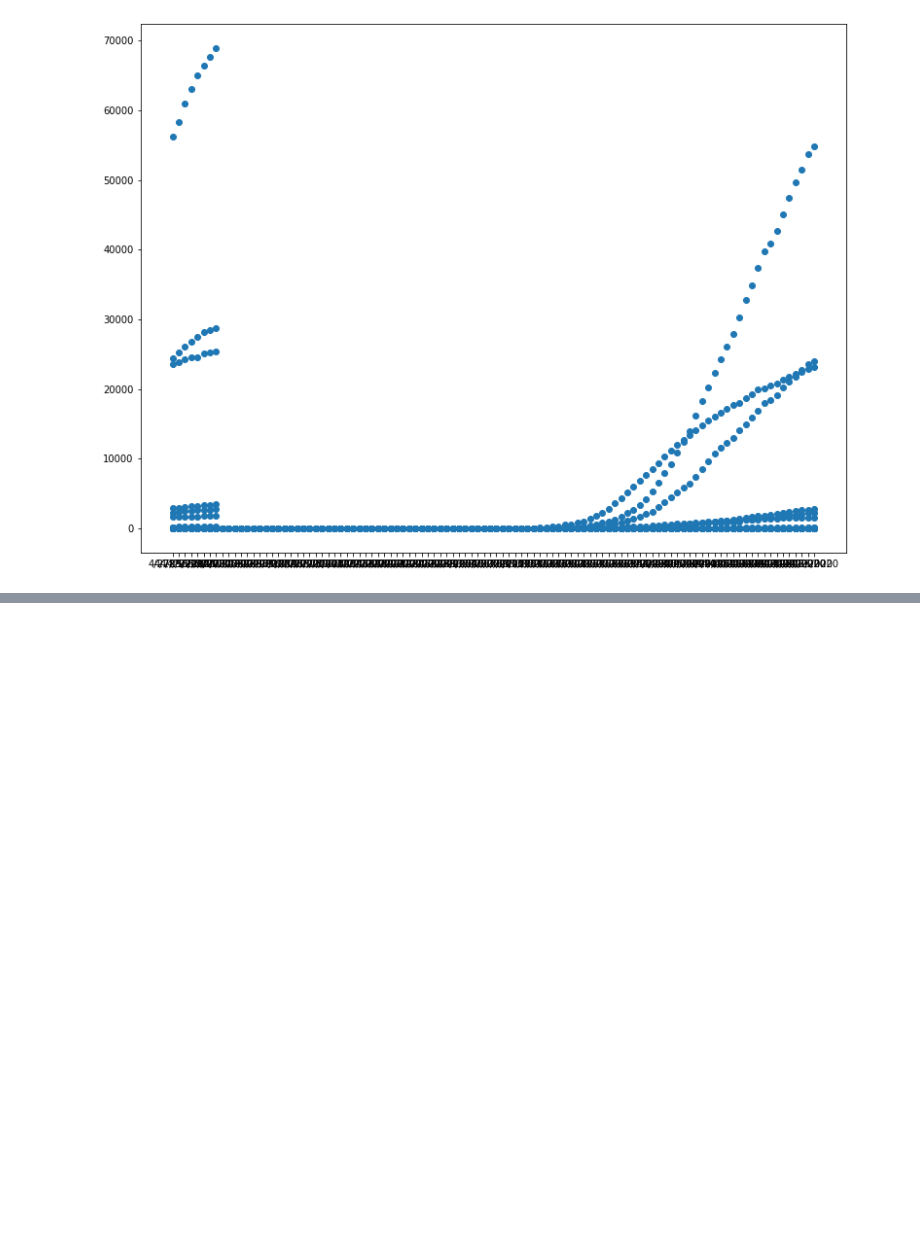
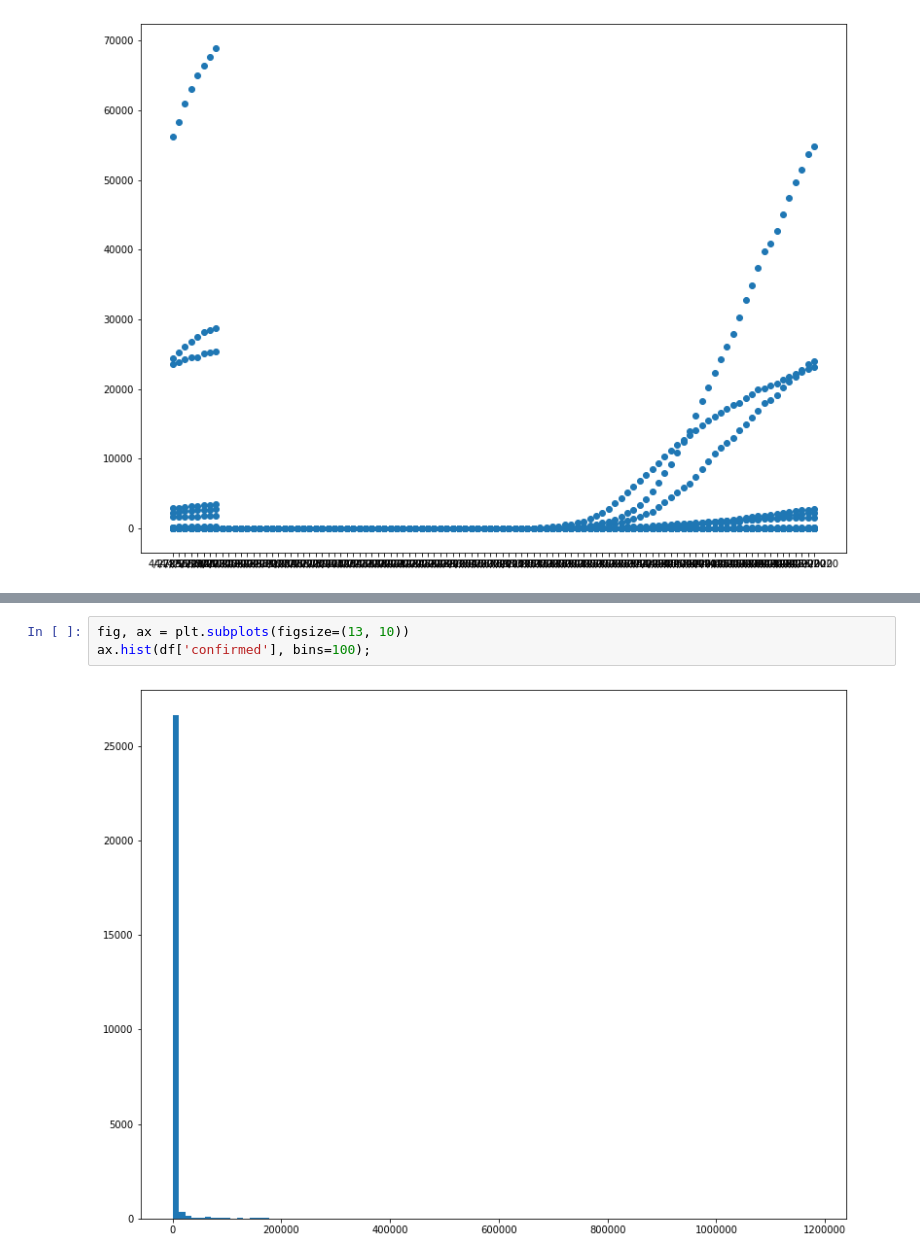
Before and after one commit to mzs9540/covid19, a Jupyter notebook: ml/FirstTry.ipynb, the cells around one changed output, grey strips where cells are left out. Cells and saved outputs as stored; diff of their text form; blank space fills up the shorter version.

```diff
--- a/ml/FirstTry.ipynb
+++ b/ml/FirstTry.ipynb
@@ -48,0 +50,5 @@ ax.scatter(df['date'][-5000:], df['deaths'][-5000:])
+# %%
+fig, ax = plt.subplots(figsize=(13, 10))
+ax.hist(df['confirmed'], bins=100);
+# %% [output]
+[figure, added]
```
Also changed, not shown: parts of 47 cells of this notebook, 44 other files.
